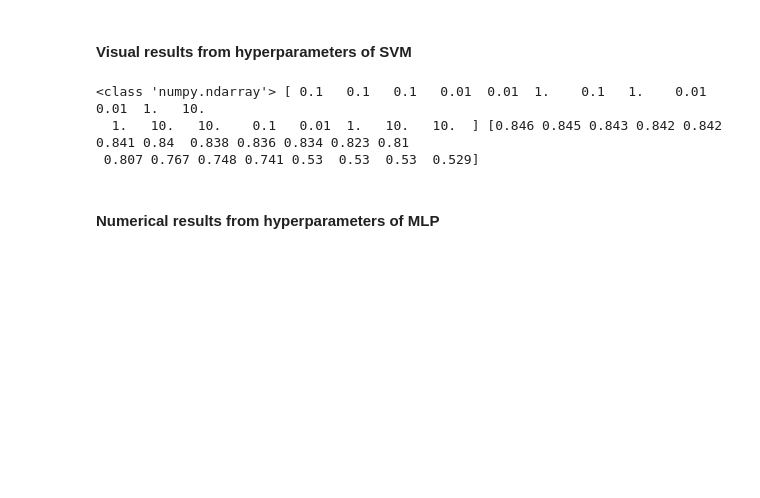
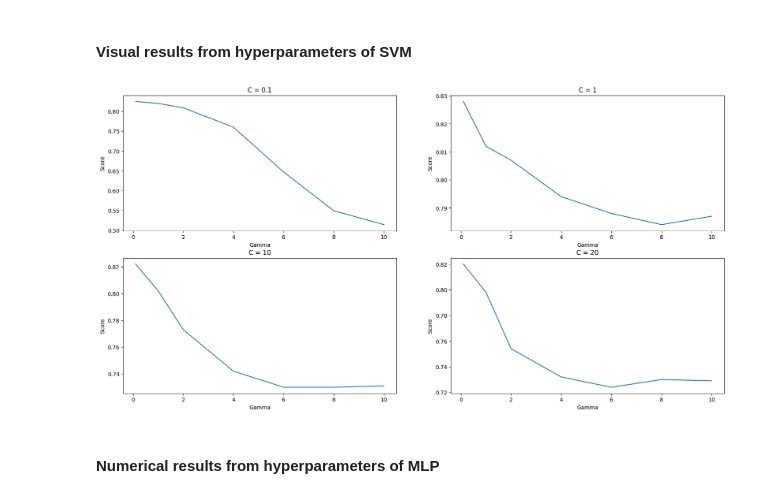
Before and after one commit to PdAlbedo/CS6140_Machine_Learning, a Jupyter notebook: A2/CS6140_Assign_2_F22_Q1_SVM_MLP.ipynb, the cells around one changed output. Drawn from its saved outputs; the diff is of its cells as text; code cells hidden in the pictures; blank space fills up the shorter version.

```diff
--- a/A2/CS6140_Assign_2_F22_Q1_SVM_MLP.ipynb
+++ b/A2/CS6140_Assign_2_F22_Q1_SVM_MLP.ipynb
@@ -89,31 +92,28 @@ plt.show()
 ## (1). Select Hyperparameters
 # %%
 def svc_param_selection(x_, y_, k_folds = 10):
-    cs = [0.01, 0.1, 1, 10, 100]
-    gammas = [0.01, 0.1, 1, 10]
-    degrees = [3, 5, 7]
-    param_grid = {'C': cs, 'degree': degrees, 'gamma': gammas}
+    cs = [0.1, 1, 10, 20]
+    gammas = [0.1, 1, 2, 4, 6, 8, 10]
+    param_grid = {'C': cs, 'gamma': gammas}
     grid_search = model_selection.GridSearchCV(svm.SVC(kernel='rbf'), param_grid, cv = k_folds)
     grid_search.fit(x_, y_)
 
     params = list(zip(grid_search.cv_results_['params'], list(grid_search.cv_results_['mean_test_score'])))
-    params.sort(key = lambda x: x[1], reverse = True)
-    for i in params:
+    for i in sorted(params, key = lambda x: x[1], reverse = True):
         print(i)
 
     return grid_search.best_params_, grid_search.best_score_, params
 
 def mlp_param_selection(x_, y_, k_folds = 10):
     hidden_units = []
-    for i in range(5, 101, 5):
+    for i in range(1, 26):
         hidden_units.append((i, ))
     param_grid = {'hidden_layer_sizes': hidden_units, 'max_iter': [2000]}
-    grid_search = model_selection.GridSearchCV(MLPClassifier(), param_grid, cv = k_folds)
+    grid_search = model_selection.GridSearchCV(MLPClassifier(), param_grid, cv = k_folds, refit = 'accuracy_score')
     grid_search.fit(x_, y_)
 
     params = list(zip(grid_search.cv_results_['params'], list(grid_search.cv_results_['mean_test_score'])))
-    params.sort(key = lambda x: x[1], reverse = True)
-    for i in params:
+    for i in sorted(params, key = lambda x: x[1], reverse = True):
         print(i)
 
     return grid_search.best_params_, grid_search.best_score_, params
@@ -167,24 +144,52 @@ Best Parameters for SVM:  {'C': 0.1, 'degree': 3, 'gamma': 0.1}:  0.845999999999
 # %% [markdown]
 #### Visual results from hyperparameters of SVM
 # %%
-def get_degree_gamma(d):
+def get_degree_gamma():
     C = []
-    gamma = []
-    sc = []
+    gamma = [[], [], [], []]
+    sc = [[], [], [], []]
     for param, score in params_svm:
-        if param['degree'] == d:
-            C.append(param['C'])
-            gamma.append(param['gamma'])
-            sc.append(score)
+        if param['C'] == 0.1:
+            gamma[0].append(param['gamma'])
+            sc[0].append(score)
+        elif param['C'] == 1:
+            gamma[1].append(param['gamma'])
+            sc[1].append(score)
+        elif param['C'] == 10:
+            gamma[2].append(param['gamma'])
+            sc[2].append(score)
+        elif param['C'] == 20:
+            gamma[3].append(param['gamma'])
+            sc[3].append(score)
+    return np.array(C), np.array(gamma), np.array(sc)
 
-    return np.array(C), np.array(gamma), np.array(sc)
-d3_C, d3_gamma, d3_score = get_degree_gamma(3)
-d5_C, d5_gamma, d5_score = get_degree_gamma(5)
-d7_C, d7_gamma, d7_score = get_degree_gamma(7)
+svm_C, svm_gamma, svm_score = get_degree_gamma()
-# %% [output]
-<class 'numpy.ndarray'> [ 0.1   0.1   0.1   0.01  0.01  1.    0.1   1.    0.01  0.01  1.   10.
-  1.   10.   10.    0.1   0.01  1.   10.   10.  ] [0.846 0.845 0.843 0.842 0.842 0.841 0.84  0.838 0.836 0.834 0.823 0.81
- 0.807 0.767 0.748 0.741 0.53  0.53  0.53  0.529]
+# %%
+fig2, axes = plt.subplots(2, 2, figsize = (20, 10))
+
+axes[0, 0].plot(svm_gamma[0], svm_score[0])
+axes[0, 0].set_title('C = 0.1')
+axes[0, 0].set_xlabel('Gamma')
+axes[0, 0].set_ylabel('Score')
+
+axes[0, 1].plot(svm_gamma[1], svm_score[1])
+axes[0, 1].set_title('C = 1')
+axes[0, 1].set_xlabel('Gamma')
+axes[0, 1].set_ylabel('Score')
+
+axes[1, 0].plot(svm_gamma[2], svm_score[2])
+axes[1, 0].set_title('C = 10')
+axes[1, 0].set_xlabel('Gamma')
+axes[1, 0].set_ylabel('Score')
+
+axes[1, 1].plot(svm_gamma[3], svm_score[3])
+axes[1, 1].set_title('C = 20')
+axes[1, 1].set_xlabel('Gamma')
+axes[1, 1].set_ylabel('Score')
+
+fig2.show()
+# %% [output]
+[figure, added]
 # %% [markdown]
 #### Numerical results from hyperparameters of MLP
 # %%
```
Also changed, not shown: parts of 16 cells of this notebook.
